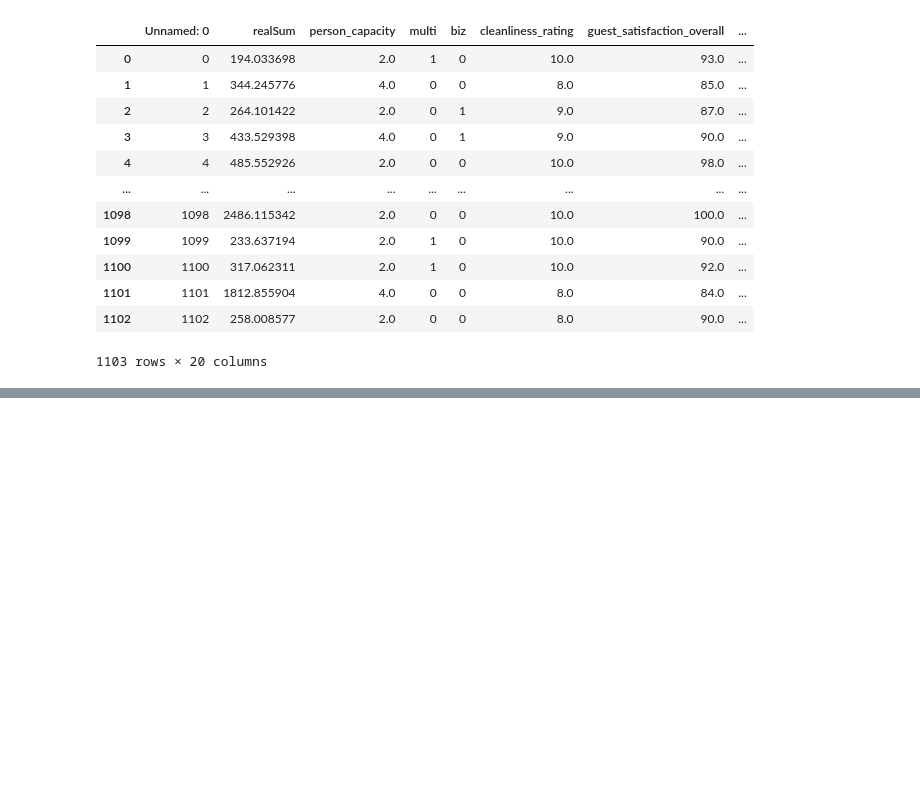
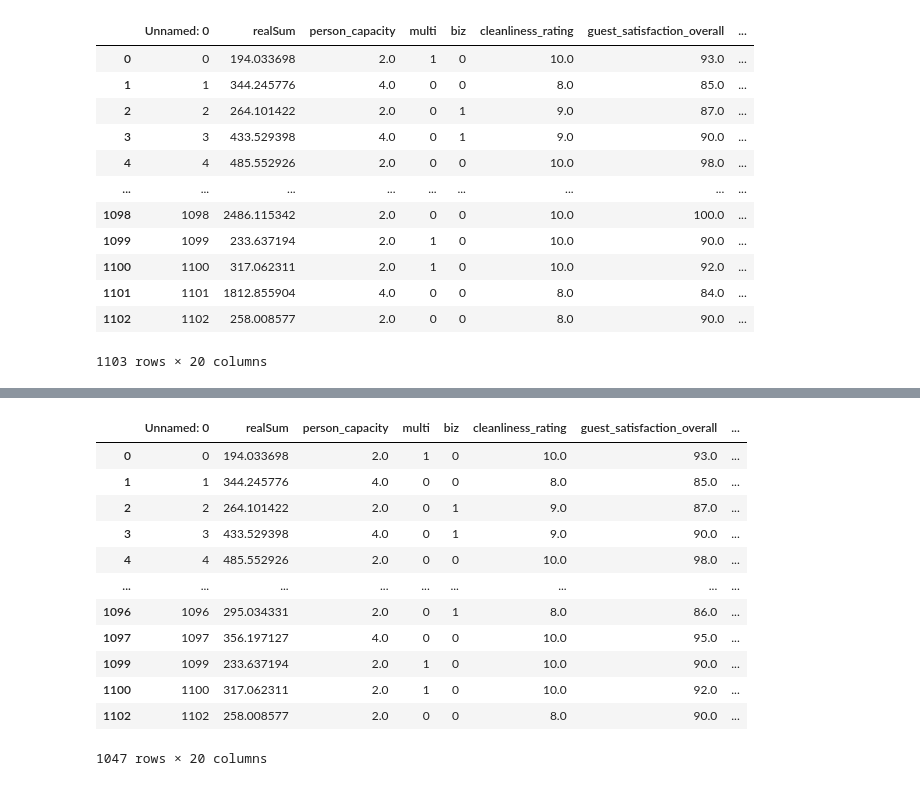
Before and after one commit to Tykher/AutoML_group_3_AirBnB, a Jupyter notebook: data/DataCleaning.ipynb, the cells around one changed output, grey strips where cells are left out. Cells and saved outputs as stored; diff of their text form; code cells hidden in the pictures; blank space fills up the shorter version.

```diff
--- a/data/DataCleaning.ipynb
+++ b/data/DataCleaning.ipynb
@@ -106,3 +116,5 @@ df
 | 1101 | 1101 | 1812.855904 | 4.0 | 0 | 0 | 8.0 | 84.0 | ... |
 | 1102 | 1102 | 258.008577 | 2.0 | 0 | 0 | 8.0 | 90.0 | ... |
 1103 rows × 20 columns
+# %%
+df = df.dropna()
@@ -108,0 +137,31 @@ df
+# %%
+columns_to_check = ['realSum']
+
+# For each column, calculate Q1 (25th percentile) and Q3 (75th percentile) and the IQR
+for column in columns_to_check:
+    Q1 = df[column].quantile(0.25)
+    Q3 = df[column].quantile(0.75)
+    IQR = Q3 - Q1
+
+    # Define limits for outliers
+    lower_limit = Q1 - 1.5 * IQR
+    upper_limit = Q3 + 1.5 * IQR
+
+    # Filter out outliers
+    df = df[(df[column] >= lower_limit) & (df[column] <= upper_limit)]
+# %%
+df
+# %% [output]
+|  | Unnamed: 0 | realSum | person_capacity | multi | biz | cleanliness_rating | guest_satisfaction_overall | ... |
+| 0 | 0 | 194.033698 | 2.0 | 1 | 0 | 10.0 | 93.0 | ... |
+| 1 | 1 | 344.245776 | 4.0 | 0 | 0 | 8.0 | 85.0 | ... |
+| 2 | 2 | 264.101422 | 2.0 | 0 | 1 | 9.0 | 87.0 | ... |
+| 3 | 3 | 433.529398 | 4.0 | 0 | 1 | 9.0 | 90.0 | ... |
+| 4 | 4 | 485.552926 | 2.0 | 0 | 0 | 10.0 | 98.0 | ... |
+| ... | ... | ... | ... | ... | ... | ... | ... | ... |
+| 1096 | 1096 | 295.034331 | 2.0 | 0 | 1 | 8.0 | 86.0 | ... |
+| 1097 | 1097 | 356.197127 | 4.0 | 0 | 0 | 10.0 | 95.0 | ... |
+| 1099 | 1099 | 233.637194 | 2.0 | 1 | 0 | 10.0 | 90.0 | ... |
+| 1100 | 1100 | 317.062311 | 2.0 | 1 | 0 | 10.0 | 92.0 | ... |
+| 1102 | 1102 | 258.008577 | 2.0 | 0 | 0 | 8.0 | 90.0 | ... |
+1047 rows × 20 columns
```
Also changed, not shown: parts of 22 cells of this notebook.
